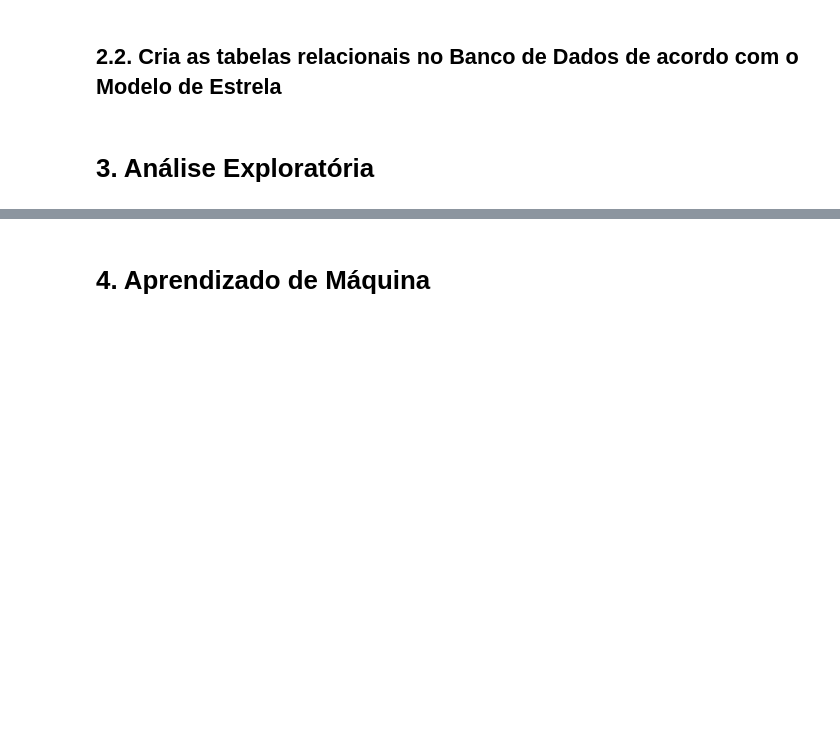
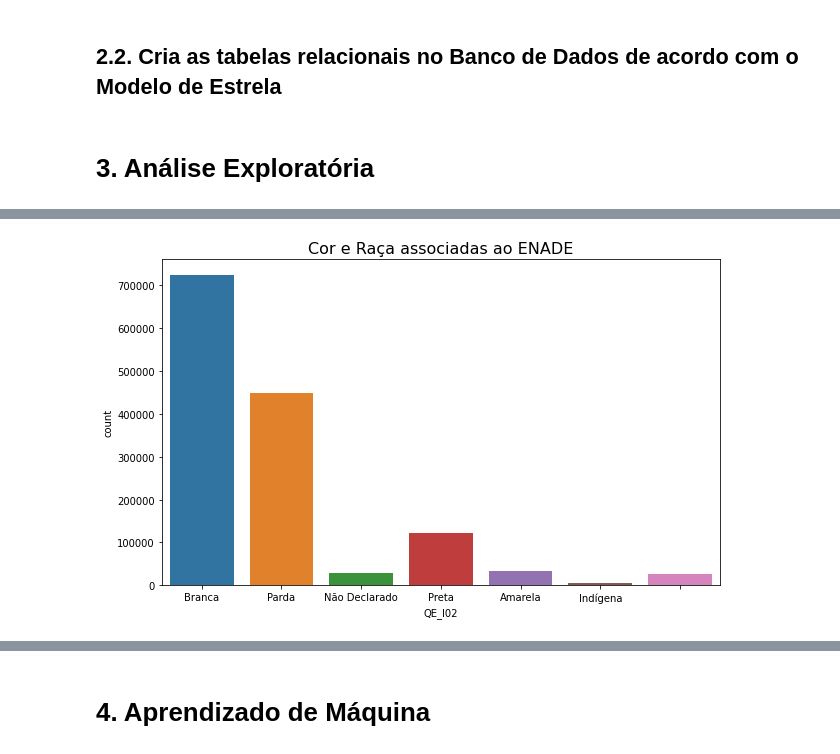
Before and after one commit to MelissapG/data-warehouse, a Jupyter notebook: prova-individual/DW-Prova_Individual.ipynb, the cells around one changed output, grey strips where cells are left out. Cells and saved outputs as stored; diff of their text form; code cells hidden in the pictures; blank space fills up the shorter version.

```diff
--- a/prova-individual/DW-Prova_Individual.ipynb
+++ b/prova-individual/DW-Prova_Individual.ipynb
@@ -156,0 +182,11 @@ with engine.connect() as con:
+# %%
+#modificando os valores das labels para amostragem
+cor_raca = df['QE_I02'].replace({'A': 'Branca', 'B':'Preta', 'C':'Amarela', 'D':'Parda', 'E':'Indígena', 'F':'Não Declarado'})
+# %%
+plt.figure(figsize=(10,6))
+plt.title("Cor e Raça associadas ao ENADE", fontsize=16)
+sns.countplot(x=cor_raca)
+
+plt.show()
+# %% [output]
+[figure, added]
```
Also changed, not shown: parts of 16 cells of this notebook.
